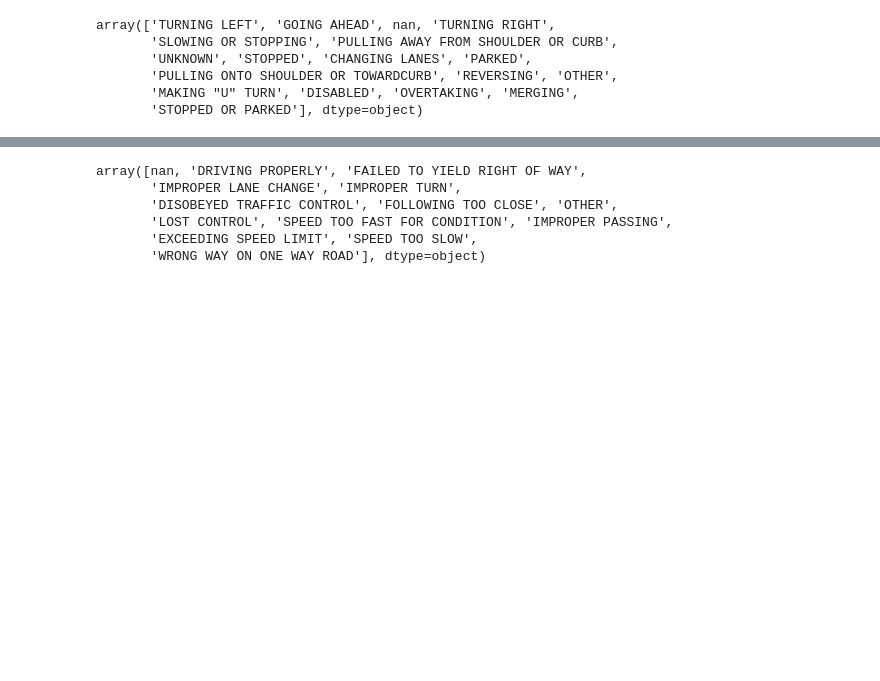
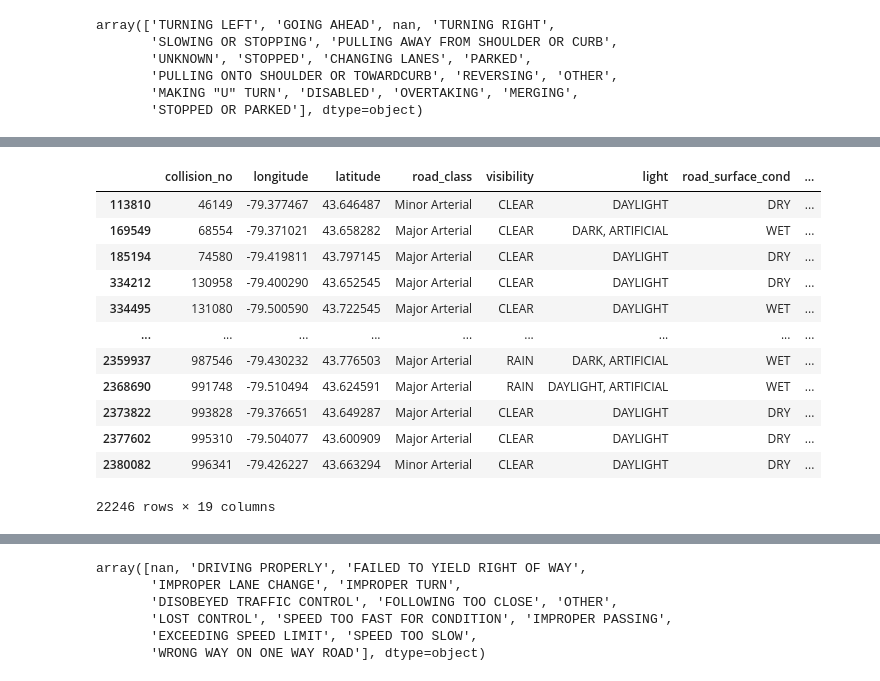
Before and after one commit to Dave-61/Insight_Data_Science, a Jupyter notebook: notebooks/TVZ_dataFrames.ipynb, the cells around one changed output, grey strips where cells are left out. Saved outputs shown, nothing was run; the diff lists cells and outputs as text; code cells hidden in the pictures; blank space fills up the shorter version.

```diff
--- a/notebooks/TVZ_dataFrames.ipynb
+++ b/notebooks/TVZ_dataFrames.ipynb
@@ -193,0 +379,3 @@ array(['DRIVER', 'PASSENGER', 'VEHICLE OWNER', 'OTHER',
+# %%
+i = df2_b_p[df2_b_p['pedestrian_condition'].isna()].index
+df2_b_p.drop(i, inplace=True)
@@ -193,0 +405,3 @@ array(['DRIVER', 'PASSENGER', 'VEHICLE OWNER', 'OTHER',
+# %%
+i = df2_b_p[df2_b_p['pedestrian_collision_type'].isna()].index
+df2_b_p.drop(i, inplace=True)
@@ -193,0 +429,7 @@ array(['DRIVER', 'PASSENGER', 'VEHICLE OWNER', 'OTHER',
+# %%
+# Drop the following columns: "driver_action", "driver_condition", "manoeuver"
+df2_b_p.drop(["driver_action", "driver_condition", "manoeuver"], axis=1, inplace=True)
+
+for column in df2_b_p.columns:
+  if df2_b_p[column].isna().sum()!=0:
+    print('# nan in "{}": {:,}'.format(column, df2_b_p[column].isna().sum()))
@@ -193,0 +442,4 @@ array(['DRIVER', 'PASSENGER', 'VEHICLE OWNER', 'OTHER',
+# %%
+df2_b_p.dropna(subset=["road_class", "visibility", "road_surface_cond", "traffic_control", "vehicle_class"], inplace=True)
+
+df2_b_p.isna().sum()
@@ -193,0 +467,16 @@ array(['DRIVER', 'PASSENGER', 'VEHICLE OWNER', 'OTHER',
+# %%
+df2_b_p
+# %% [output]
+|  | collision_no | longitude | latitude | road_class | visibility | light | road_surface_cond | ... |
+| 113810 | 46149 | -79.377467 | 43.646487 | Minor Arterial | CLEAR | DAYLIGHT | DRY | ... |
+| 169549 | 68554 | -79.371021 | 43.658282 | Major Arterial | CLEAR | DARK, ARTIFICIAL | WET | ... |
+| 185194 | 74580 | -79.419811 | 43.797145 | Major Arterial | CLEAR | DAYLIGHT | DRY | ... |
+| 334212 | 130958 | -79.400290 | 43.652545 | Major Arterial | CLEAR | DAYLIGHT | DRY | ... |
+| 334495 | 131080 | -79.500590 | 43.722545 | Major Arterial | CLEAR | DAYLIGHT | WET | ... |
+| ... | ... | ... | ... | ... | ... | ... | ... | ... |
+| 2359937 | 987546 | -79.430232 | 43.776503 | Major Arterial | RAIN | DARK, ARTIFICIAL | WET | ... |
+| 2368690 | 991748 | -79.510494 | 43.624591 | Major Arterial | RAIN | DAYLIGHT, ARTIFICIAL | WET | ... |
+| 2373822 | 993828 | -79.376651 | 43.649287 | Major Arterial | CLEAR | DAYLIGHT | DRY | ... |
+| 2377602 | 995310 | -79.504077 | 43.600909 | Major Arterial | CLEAR | DAYLIGHT | DRY | ... |
+| 2380082 | 996341 | -79.426227 | 43.663294 | Minor Arterial | CLEAR | DAYLIGHT | DRY | ... |
+22246 rows × 19 columns
```
Also changed, not shown: parts of 69 cells of this notebook.
